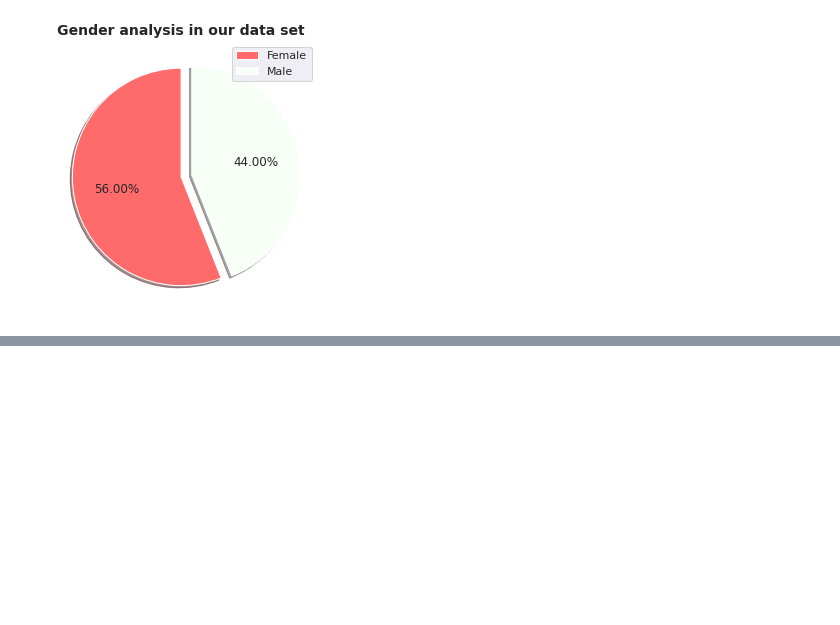
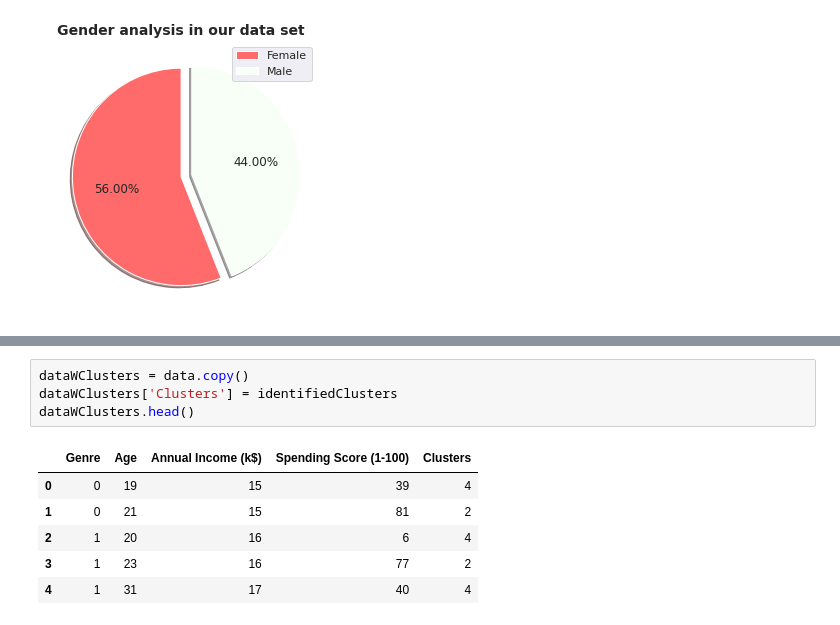
Before and after one commit to WorldWideWest/marketingAutomation, a Jupyter notebook: notebooks/KMEANS.ipynb, the cells around one changed output, grey strips where cells are left out. Drawn from its saved outputs; the diff is of its cells as text; blank space fills up the shorter version.

```diff
--- a/notebooks/KMEANS.ipynb
+++ b/notebooks/KMEANS.ipynb
@@ -91,0 +159,11 @@ plt.show()
+# %%
+dataWClusters = data.copy()
+dataWClusters['Clusters'] = identifiedClusters
+dataWClusters.head()
+# %% [output]
+|  | Genre | Age | Annual Income (k$) | Spending Score (1-100) | Clusters |
+| 0 | 0 | 19 | 15 | 39 | 4 |
+| 1 | 0 | 21 | 15 | 81 | 2 |
+| 2 | 1 | 20 | 16 | 6 | 4 |
+| 3 | 1 | 23 | 16 | 77 | 2 |
+| 4 | 1 | 31 | 17 | 40 | 4 |
```
Also changed, not shown: parts of 18 cells of this notebook, 1 other file.
